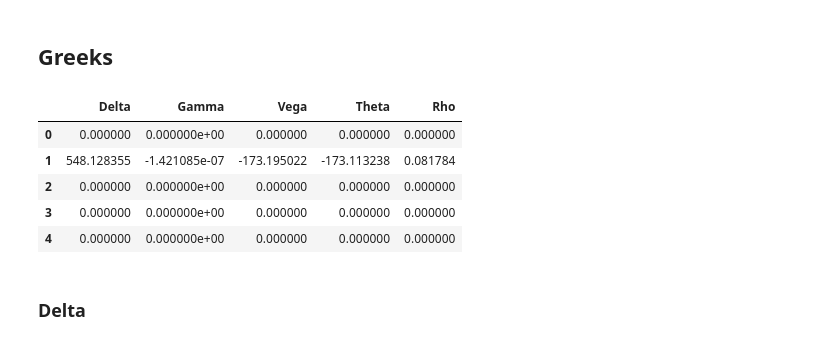
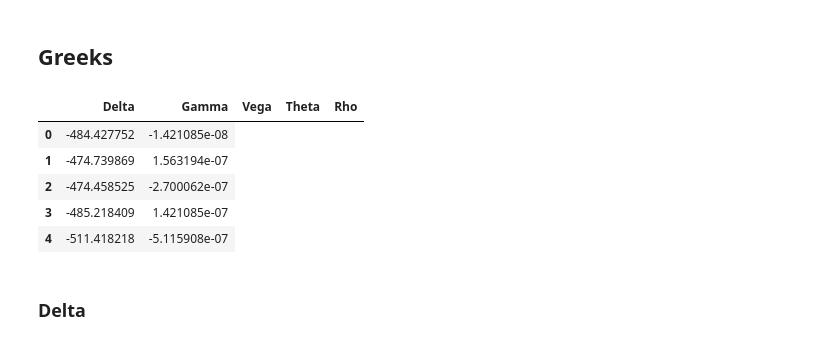
Before and after one commit to majulahsingapuri/Simulation-in-Finance, a Jupyter notebook: sim.ipynb, the cells around one changed output. Saved outputs shown, nothing was run; the diff lists cells and outputs as text; code cells hidden in the pictures.

Commit message:
added stratified sampling, modified greeks

```diff
--- a/sim.ipynb
+++ b/sim.ipynb
@@ -237,7 +263,11 @@ m = len(lifetime)  # no of days product is active for
 T = m/252 # period in terms of no. of financial years
 dt = 1/252  # daily increment
 
-simulations = [(multi_asset_GBM, None), (multi_asset_GBM_av, "av")]
+simulations = [
+    (multi_asset_GBM, None),
+    (multi_asset_GBM_av, "av"),
+    (multi_asset_GBM_ss, "ss")
+    ]
 # %%
 assets_df.loc[lifetime[0]:].plot()
 # %% [output]
@@ -293,57 +335,49 @@ px.line(merged, y=["Price", "Monte Carlo", "Antithetic Variates"])
 # %% [markdown]
 ## Greeks
 # %%
-expected_payoffs_greeks = np.zeros(shape=(9, m))
-h = 0.002
-
+payoffs_greeks = np.zeros(shape=(3, m))
+p = 3
+z = np.random.multivariate_normal(mean=np.zeros(p), cov=np.identity(p), size=m)
 for t in tqdm(range(m), leave=False):
     r = calc_rates(t, m, rates)
 
     paths = n_path_sim_greeks(asset_hist=asset_hist,
-                    Nsim=30,
+                    Nsim=100,
                     t=t,
                     r=r,
                     dt=dt,
-                    p=3,
+                    p=p,
                     m=m,
                     h_=h,
                     sim_func=multi_asset_GBM,
+                    z=z[t:]
                     )
 
-    for i in range(9):
-        expected_payoffs_greeks[i][t] = expected_payoff(payoff(paths[i], K, Barrier, m-t), r=r, T=T, t=t*dt)
+    for i in range(3):
+        payoffs_greeks[i][t] = np.mean(payoff(paths[i], K, Barrier, m-t))
 # %%
 greeks_df = pd.DataFrame(
     np.concatenate(
         (
             (
-                (expected_payoffs_greeks[2] - expected_payoffs_greeks[1])/(2 * h)
+                (payoffs_greeks[2] - payoffs_greeks[1])/(2*0.002)
             ).reshape(1, m),
             (
-                (expected_payoffs_greeks[2] - ( 2 * expected_payoffs_greeks[0] ) + expected_payoffs_greeks[1])/ np.square(h)
-            ).reshape(1, m),
-            (
-                (expected_payoffs_greeks[4] - expected_payoffs_greeks[3])/(2 * h)
-            ).reshape(1, m),
-            (
-                (expected_payoffs_greeks[6] - expected_payoffs_greeks[5])/(2 * h)
-            ).reshape(1, m),
-            (
-                (expected_payoffs_greeks[8] - expected_payoffs_greeks[7])/(2 * h)
-            ).reshape(1, m),
+                (payoffs_greeks[2] - ( 2 * payoffs_greeks[0] ) + payoffs_greeks[1])/ np.square(0.002)
+            ).reshape(1, m)
         ),
         axis=0
     ).T,
     columns=["Delta", "Gamma", "Vega", "Theta", "Rho"]
 )
 greeks_df.head()
 # %% [output]
 |  | Delta | Gamma | Vega | Theta | Rho |
-| 0 | 0.000000 | 0.000000e+00 | 0.000000 | 0.000000 | 0.000000 |
-| 1 | 548.128355 | -1.421085e-07 | -173.195022 | -173.113238 | 0.081784 |
-| 2 | 0.000000 | 0.000000e+00 | 0.000000 | 0.000000 | 0.000000 |
-| 3 | 0.000000 | 0.000000e+00 | 0.000000 | 0.000000 | 0.000000 |
-| 4 | 0.000000 | 0.000000e+00 | 0.000000 | 0.000000 | 0.000000 |
+| 0 | -484.427752 | -1.421085e-08 |
+| 1 | -474.739869 | 1.563194e-07 |
+| 2 | -474.458525 | -2.700062e-07 |
+| 3 | -485.218409 | 1.421085e-07 |
+| 4 | -511.418218 | -5.115908e-07 |
 # %% [markdown]
 ### Delta
 # %%
```
Also changed, not shown: parts of 13 cells of this notebook.
